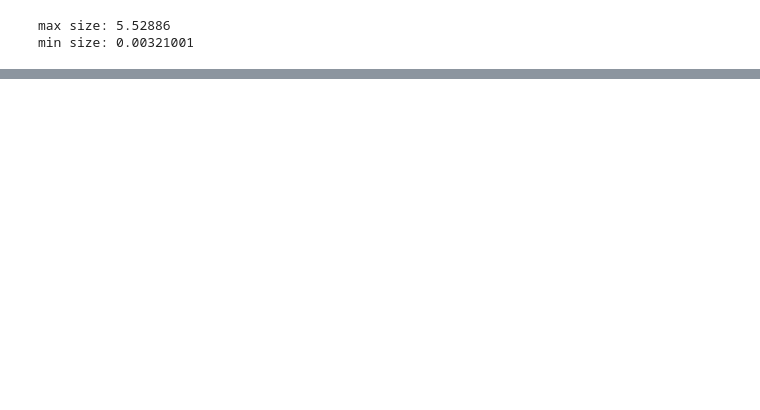
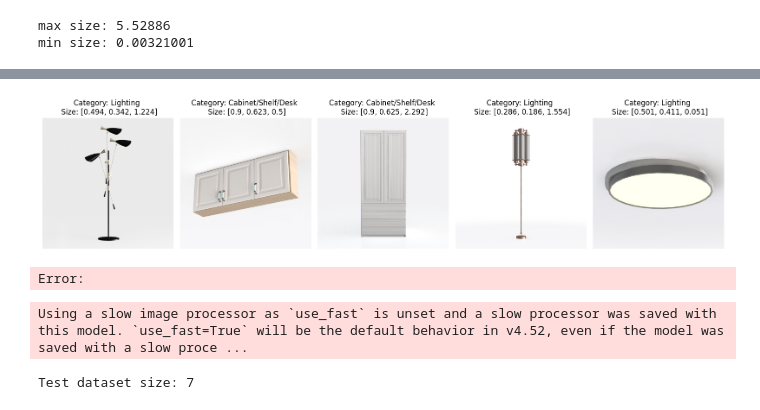
Before and after one commit to edenkim9741/AI-System-Project, a Jupyter notebook: size_regression.ipynb, the cells around one changed output, grey strips where cells are left out. Saved outputs shown, nothing was run; the diff lists cells and outputs as text; code cells hidden in the pictures; blank space fills up the shorter version.

Commit message:
size_regression, 3D generation, color_extract, README

```diff
--- a/size_regression.ipynb
+++ b/size_regression.ipynb
@@ -135,21 +159 @@ for i in range(len(saved_latent_vectors)):
     valid_sizes.append(size_list[i])
-# %%
-import torch.nn as nn
-
-class FurnitureSizeRegressor(nn.Module):
-    def __init__(self, latent_dim, class_count, output_dim=3):
-        super().__init__()
-        self.class_embed = nn.Embedding(class_count, 64)
-        self.mlp = nn.Sequential(
-            nn.Linear(latent_dim+64, 256),
-            nn.ReLU(),
-            nn.Linear(256, 64),
-            nn.ReLU(),
-            nn.Linear(64, output_dim),
-            # nn.Sigmoid()  # Normalize output to [0, 1] range
-        )
-
-    def forward(self, latent_vec, class_idx):
-        class_vec = self.class_embed(class_idx)
-        x = torch.cat([latent_vec, class_vec], dim=-1)
-        return self.mlp(x)
@@ -270,0 +348,45 @@ Test Loss: 0.7112
+# %%
+import torch
+
+device = torch.device('cuda' if torch.cuda.is_available() else 'cpu')
+output_model_path = "furniture_size_regressor.pth"
+
+# 모델 로드
+
+loaded_model = FurnitureSizeRegressor(1048576, 8)
+loaded_model.load_state_dict(torch.load(output_model_path, map_location=device))
+loaded_model.eval()
+
+# 테스트할 가구 이미지 시각화
+furniture_data_sample = furniture_data[:5]
+hundred_furniture_data_sample = furniture_data[:100]
+import matplotlib.pyplot as plt
+def visualize_furniture_images(img_paths, titles=None):
+    plt.figure(figsize=(16, 16))
+    for i, img_path in enumerate(img_paths):
+        img = plt.imread(img_path)
+        plt.subplot(4, 5, i + 1)
+        plt.imshow(img)
+        if titles:
+            plt.title(titles[i])
+        plt.axis('off')
+    plt.tight_layout()
+    plt.savefig("furniture_images_sample.pdf")
+    plt.show()
+
+sample_paths = [make_img_path(item['jid']) for item in furniture_data_sample]
+hundred_sample_paths = [make_img_path(item['jid']) for item in hundred_furniture_data_sample]
+
+visualize_furniture_images(sample_paths, titles=[f"Category: {item['category']} \n Size: {[round(s,3) for s in item['size']]}" for item in furniture_data_sample])
+# %% [output]
+[figure, added]
+Error:
+# %%
+from transformers import BlipProcessor, BlipForConditionalGeneration
+from PIL import Image
+import torch
+
+caption_processor = BlipProcessor.from_pretrained("Salesforce/blip-image-captioning-base")
+caption_model = BlipForConditionalGeneration.from_pretrained("Salesforce/blip-image-captioning-base").to(device)
+# %% [output]
+Using a slow image processor as `use_fast` is unset and a slow processor was saved with this model. `use_fast=True` will be the default behavior in v4.52, even if the model was saved with a slow proce ...
@@ -270,0 +449,12 @@ Test Loss: 0.7112
+# %%
+import wandb
+
+test_class_indices = [one_hot_indices[i] for i in range(len(latent_vectors))]
+
+test_sizes = [normalized_size_list[i] for i in range(len(latent_vectors))]
+
+test_dataset = FurnitureDataset(latent_vectors, test_class_indices, test_sizes)
+test_dataloader = DataLoader(test_dataset, batch_size=16, shuffle=False)
+print(f"Test dataset size: {len(test_dataloader)}")
+# %% [output]
+Test dataset size: 7
```
Also changed, not shown: parts of 20 cells of this notebook, 36 other files.
